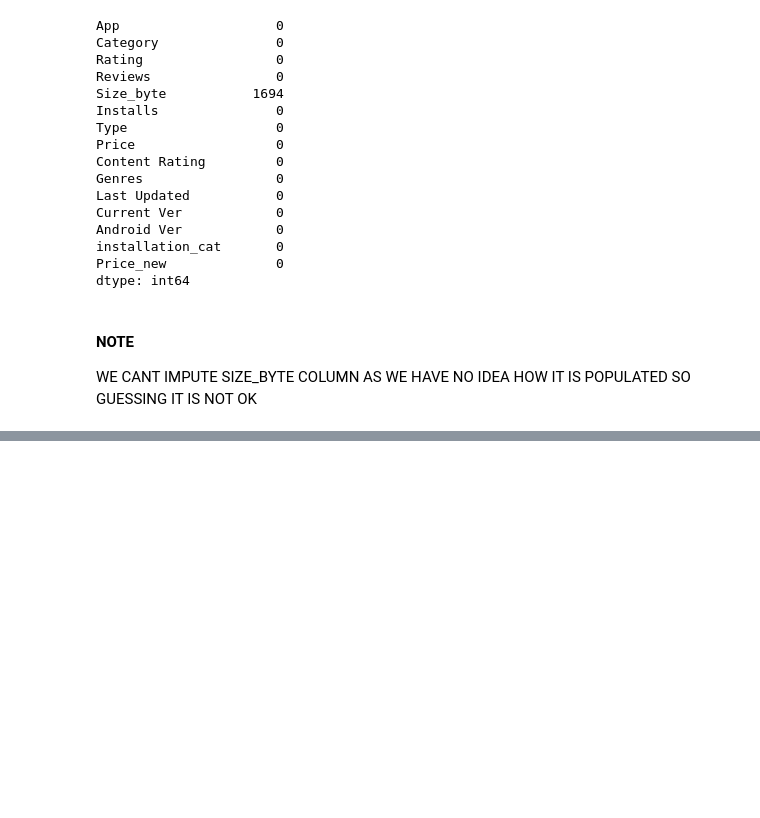
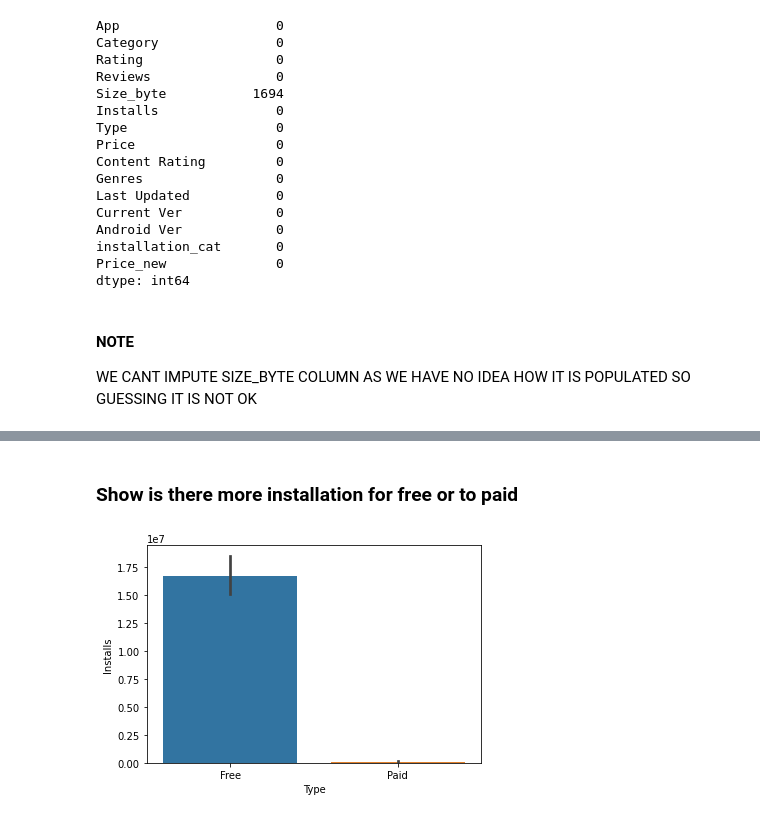
Before and after one commit to asfandyarsaeed1/Python-For-DataScience, a Jupyter notebook: Use_Cases_EDA/Use_Case1.ipynb, the cells around one changed output, grey strips where cells are left out. Saved outputs shown, nothing was run; the diff lists cells and outputs as text; code cells hidden in the pictures; blank space fills up the shorter version.

```diff
--- a/Use_Cases_EDA/Use_Case1.ipynb
+++ b/Use_Cases_EDA/Use_Case1.ipynb
@@ -570,0 +580,7 @@ WE CANT IMPUTE SIZE_BYTE COLUMN AS WE HAVE NO IDEA HOW IT IS POPULATED SO GUESSI
+# %% [markdown]
+### Show is there more installation for free or to paid
+# %%
+sns.barplot(x='Type',y='Installs',data=dff1)
+plt.show()
+# %% [output]
+[figure, added]
```
Also changed, not shown: parts of 13 cells of this notebook.
